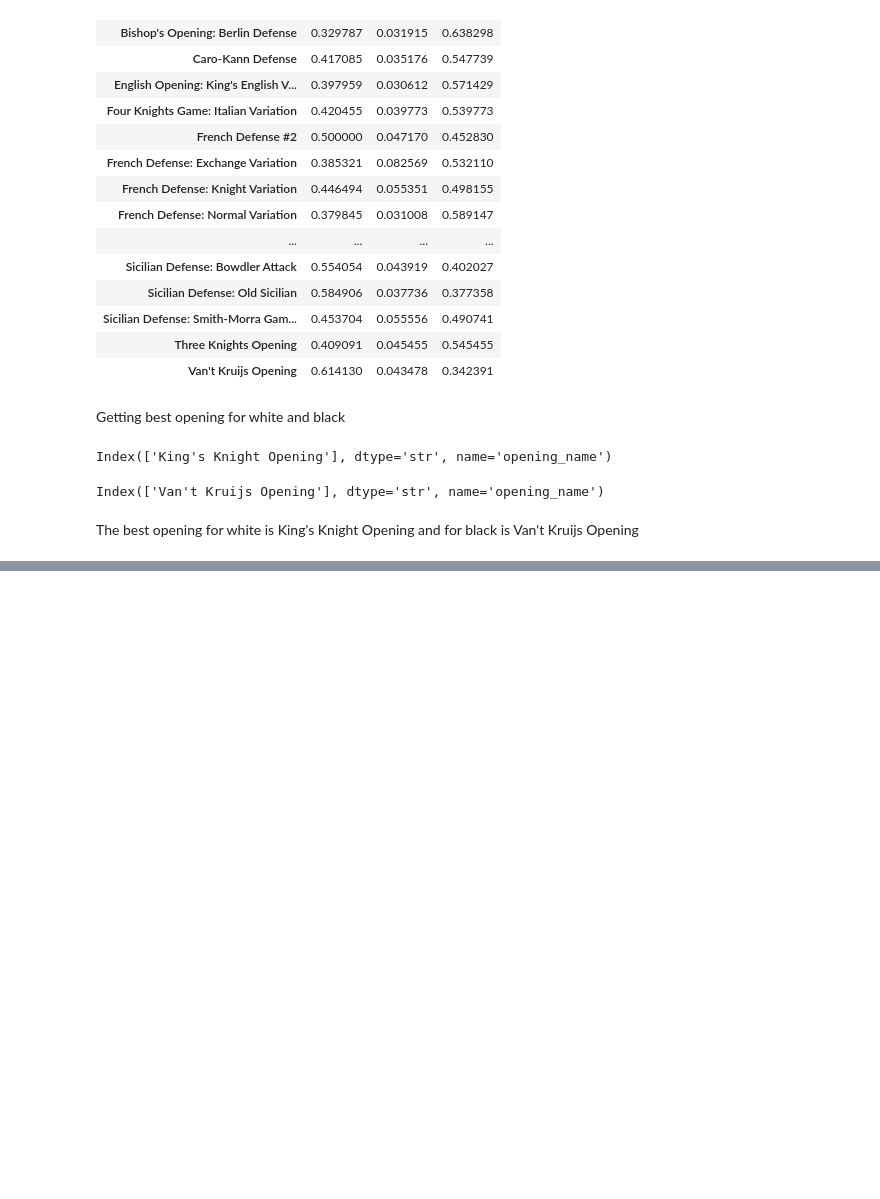
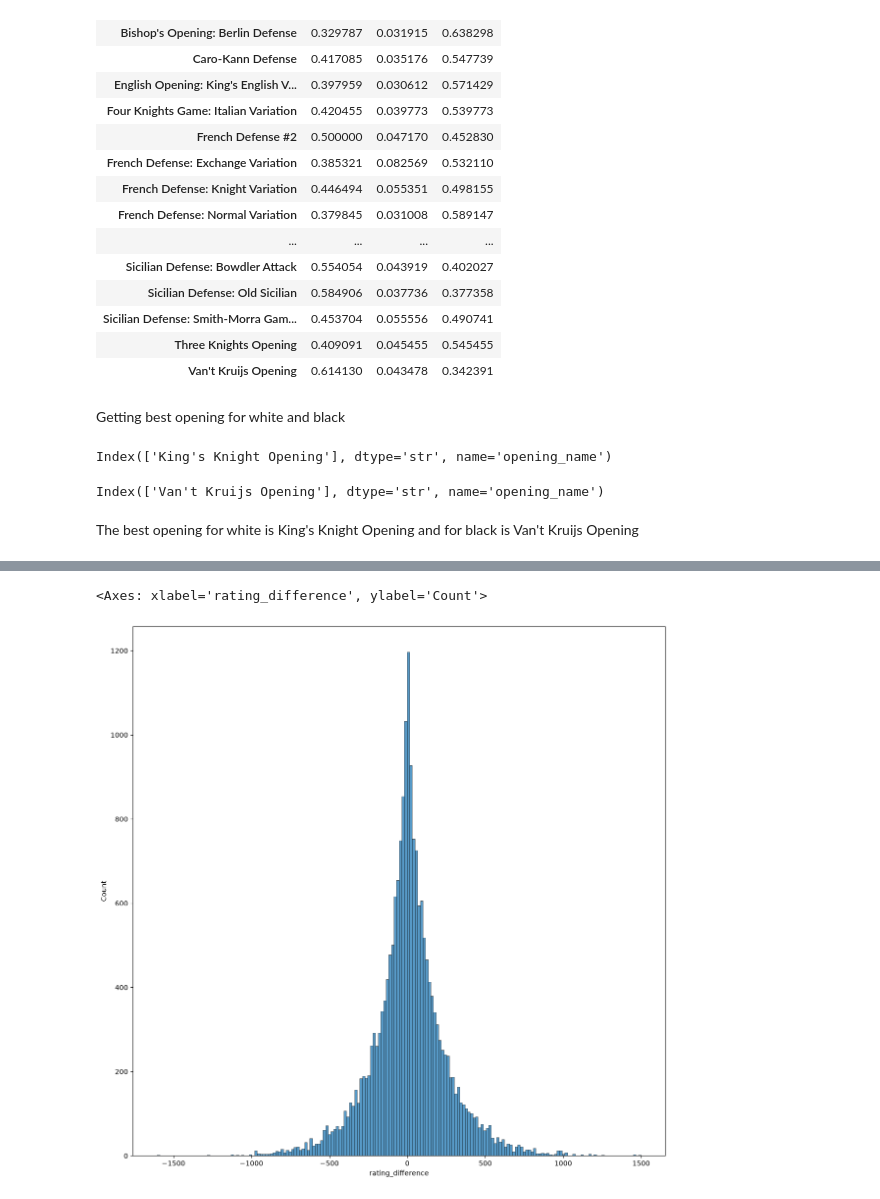
Before and after one commit to tanmaykhanna07/Data-Visaulization, a Jupyter notebook: chess-eda.ipynb, the cells around one changed output, grey strips where cells are left out. Saved outputs shown, nothing was run; the diff lists cells and outputs as text; code cells hidden in the pictures; blank space fills up the shorter version.

```diff
--- a/chess-eda.ipynb
+++ b/chess-eda.ipynb
@@ -209,0 +223,6 @@ The best opening for white is King's Knight Opening and for black is Van't Kruij
+# %%
+plt.figure(figsize=(14,14))
+sns.histplot(x = games_data['rating_difference'])
+# %% [output]
+<Axes: xlabel='rating_difference', ylabel='Count'>
+[figure, added]
```
Also changed, not shown: parts of 15 cells of this notebook.
